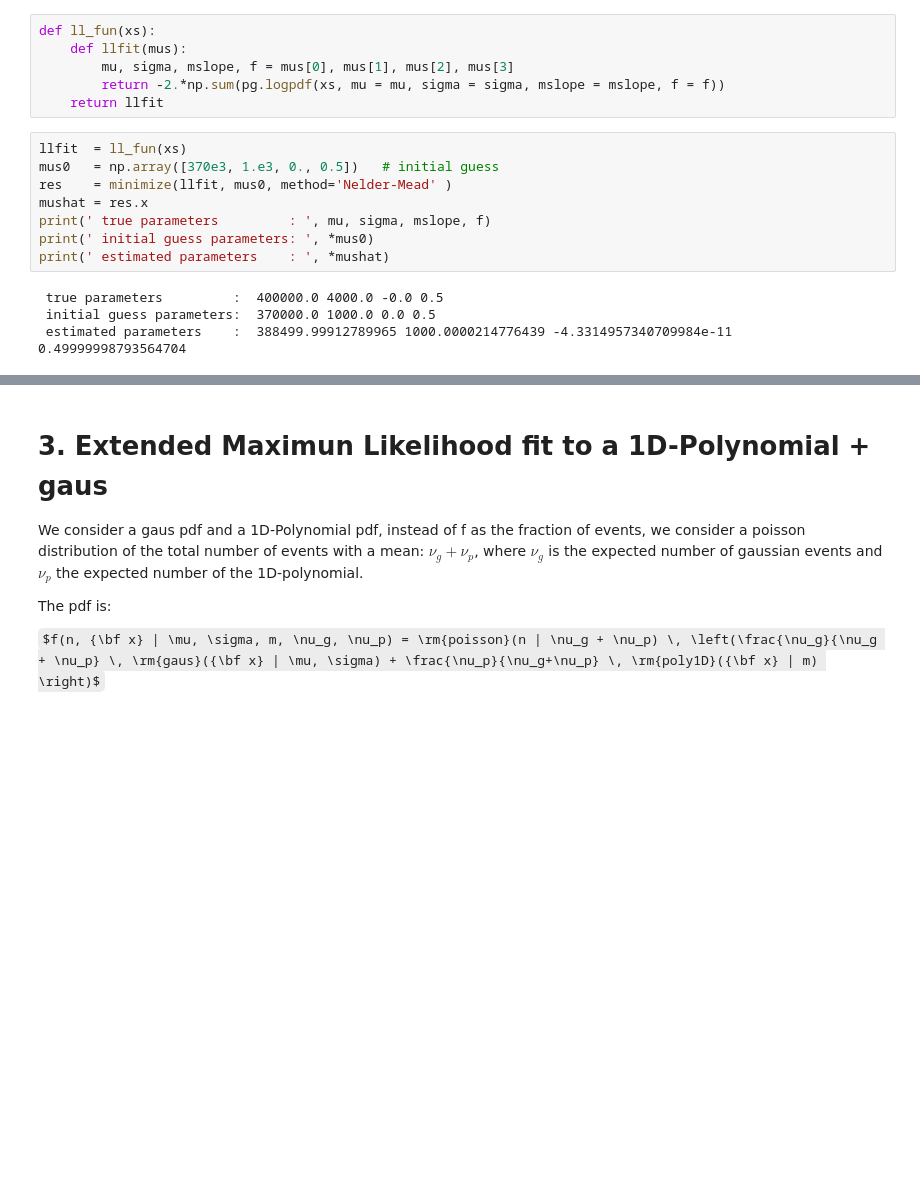
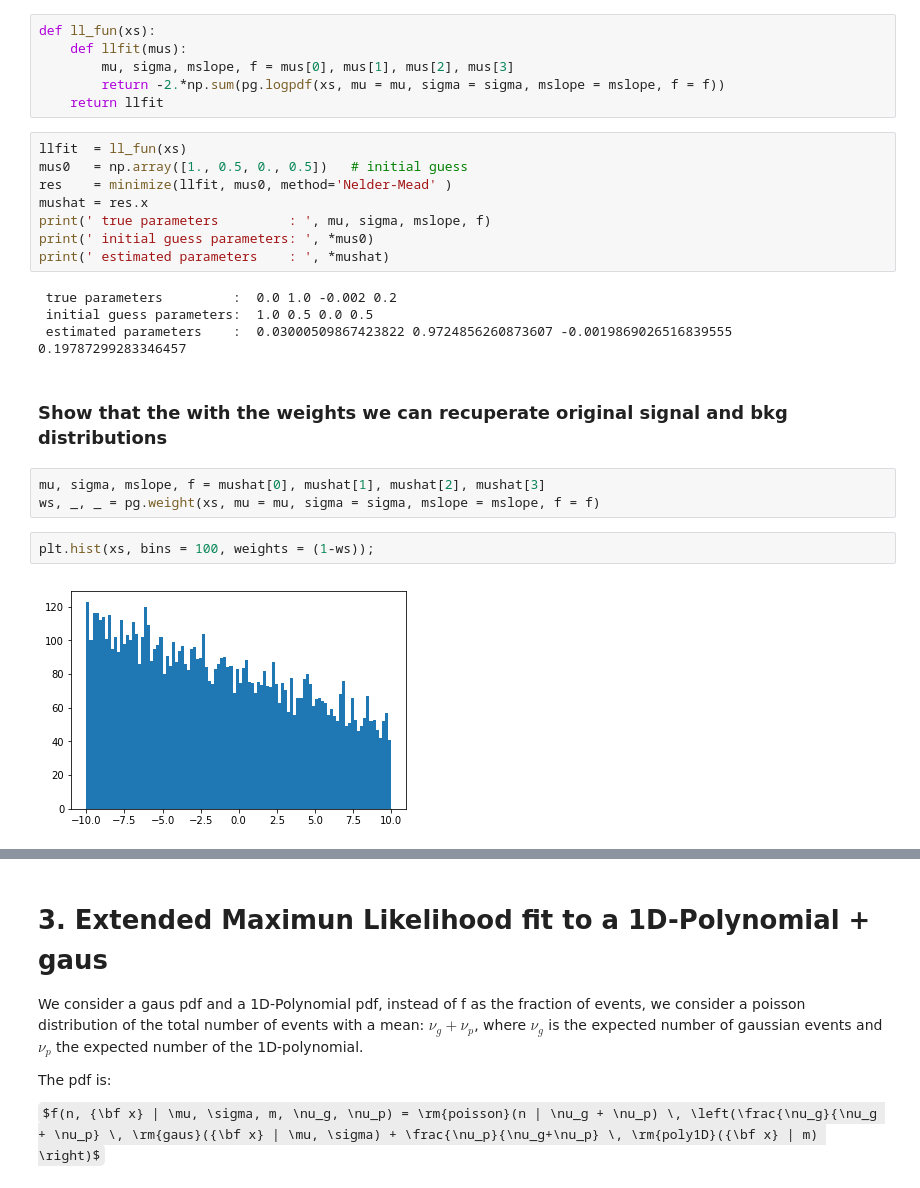
Before and after one commit to jahernando/ICAROSNB, a Jupyter notebook: JAH/csth/dev/ExtMaxLikelihood.ipynb, the cells around one changed output, grey strips where cells are left out. Saved outputs shown, nothing was run; the diff lists cells and outputs as text; some formulas as TeX source; blank space fills up the shorter version.

```diff
--- a/JAH/csth/dev/ExtMaxLikelihood.ipynb
+++ b/JAH/csth/dev/ExtMaxLikelihood.ipynb
@@ -231,13 +242,22 @@ def ll_fun(xs):
     return llfit
 # %%
 llfit  = ll_fun(xs)
-mus0   = np.array([370e3, 1.e3, 0., 0.5])   # initial guess
+mus0   = np.array([1., 0.5, 0., 0.5])   # initial guess
 res    = minimize(llfit, mus0, method='Nelder-Mead' )
 mushat = res.x
 print(' true parameters         : ', mu, sigma, mslope, f)
 print(' initial guess parameters: ', *mus0)
 print(' estimated parameters    : ', *mushat)
 # %% [output]
- true parameters         :  400000.0 4000.0 -0.0 0.5
- initial guess parameters:  370000.0 1000.0 0.0 0.5
- estimated parameters    :  388499.99912789965 1000.0000214776439 -4.3314957340709984e-11 0.49999998793564704
+ true parameters         :  0.0 1.0 -0.002 0.2
+ initial guess parameters:  1.0 0.5 0.0 0.5
+ estimated parameters    :  0.03000509867423822 0.9724856260873607 -0.0019869026516839555 0.19787299283346457
+# %% [markdown]
+### Show that the with the weights we can recuperate original signal and bkg distributions
+# %%
+mu, sigma, mslope, f = mushat[0], mushat[1], mushat[2], mushat[3]
+ws, _, _ = pg.weight(xs, mu = mu, sigma = sigma, mslope = mslope, f = f)
+# %%
+plt.hist(xs, bins = 100, weights = (1-ws));
+# %% [output]
+[figure, added]
```
Also changed, not shown: parts of 20 cells of this notebook, 4 other files.
